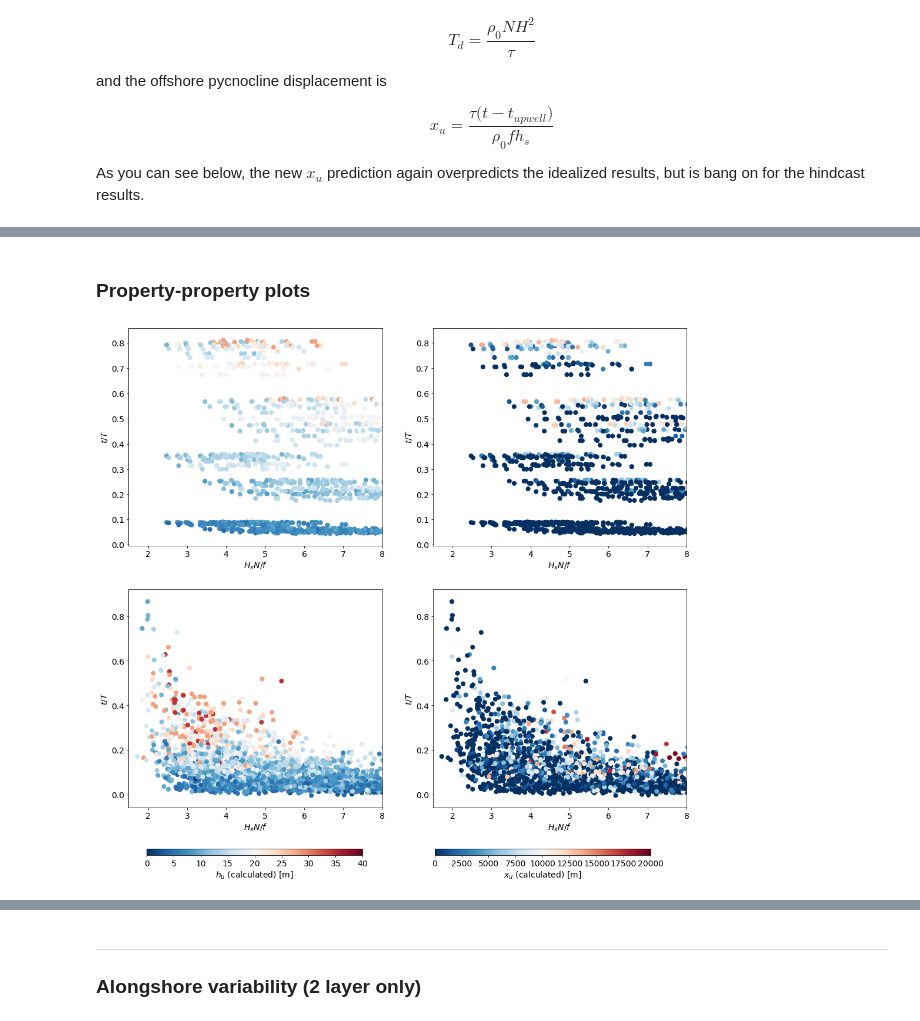
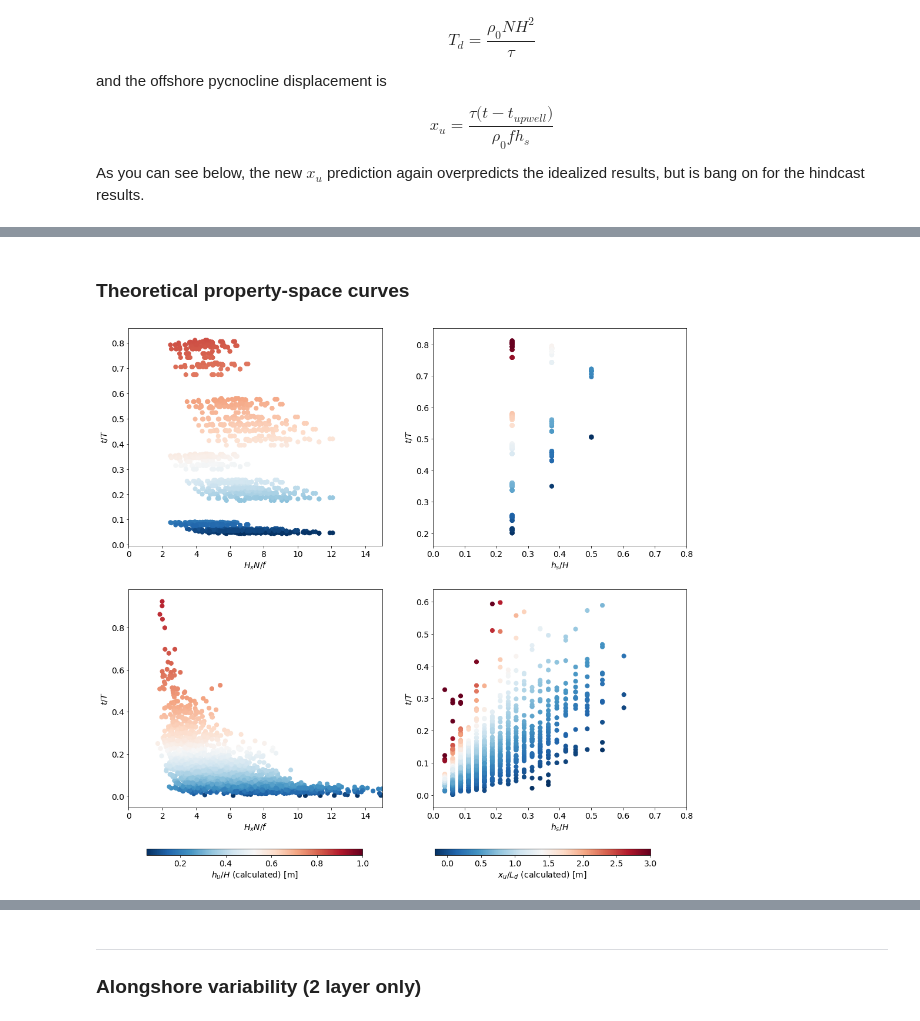
Before and after one commit to SalishSeaCast/SoG_upwelling_EOF_paper, a Jupyter notebook: notebooks/upwell_processing_sanity_check.ipynb, the cells around one changed output, grey strips where cells are left out. Drawn from its saved outputs; the diff is of its cells as text; code cells hidden in the pictures.

```diff
--- a/notebooks/upwell_processing_sanity_check.ipynb
+++ b/notebooks/upwell_processing_sanity_check.ipynb
@@ -343,7 +346,7 @@ def load_wind(dates, hour=24):
 
 
 def load_hindcast(
-    dates, hour=24,
+    dates, runs_wind, hour=24,
     path='/results2/SalishSea/hindcast.201905',
 ):
     """
@@ -394,6 +397,10 @@ def load_hindcast(
     # Convert to numpy arrays
     for key in ['h_u', 'x_u', 'h_s', 'rho_s', 'N']: runs[key] = np.array(runs[key])
 
+    # Add wind
+    for key in runs_wind:
+        runs[key] = runs_wind[key]
+
     return runs
 # %% [markdown]
 ***
@@ -404,9 +411,9 @@ Process HRDPS results
 # %%
 const['H'] = 40
 sections = calc_coastline_indices()
-#runs_wind = load_wind(events)
+runs_wind = load_wind(events)
 runs_idealized = load_idealized()
-runs_hindcast = load_hindcast(events)
+runs_hindcast = load_hindcast(events, runs_wind)
 # %%
 def calc_res(xu, rho, mu, t, hs, dx=0.001):
     """Calculate the area residual between the Ekman flux and the isopycnal displacement
@@ -418,12 +425,12 @@ def calc_res(xu, rho, mu, t, hs, dx=0.001):
     C = np.exp(-2 * mu * t)
     beta, gamma = (A + B) / (2 * C), (A * B + 1) / C
     h = np.arccos(beta - np.sqrt(beta**2 - gamma + 1)) / (2 * mu)
-    res = np.nansum(h) * dx + xu * hs / const['H'] - t
+    res = np.nansum(h) * dx - t #+ xu * hs / const['H'] - t
 
     return abs(res)
 
 
-def calc_predictions(runs, tau):
+def calc_predictions(runs):
     """
     """
 
@@ -432,8 +439,8 @@ def calc_predictions(runs, tau):
     L_d = runs['N'] * const['H'] / const['f']
 
     # Timescales
-    T_s = const['rho_0'] * const['f'] * L_s * runs['h_s'] / tau
-    T_d = const['rho_0'] * const['f'] * L_d * const['H'] / tau
+    T_s = const['rho_0'] * const['f'] * L_s * runs['h_s'] / runs['tau_along']
+    T_d = const['rho_0'] * const['f'] * L_d * const['H'] / runs['tau_along']
 
     # Slope Burger number
     S = runs['slope'] * runs['N'] / const['f']
@@ -441,9 +448,9 @@ def calc_predictions(runs, tau):
 
     # Dimensionless upwelling depth (density surface)
     exp = 1 - np.exp(-2 * mu * const['t'] / T_d)
-    h_u = const['H'] * np.arccos(1 - 2 * S**2 / (1 + S**2) * exp) / (2 * mu)
-    t_u = -T_d * np.log((np.cos(2 * mu * runs['h_s'] / const['H']) - 1) * (1 + S**2) / (2 * S**2) + 1) / (2 * mu)
-    x_u = tau * (const['t'] - t_u) / (const['rho_0'] * const['f'] * runs['h_s'])
+    h_u = np.arccos(1 - 2 * S**2 / (1 + S**2) * exp) / (2 * mu)
+    T_u = -np.log((np.cos(2 * mu * runs['h_s'] / const['H']) - 1) * (1 + S**2) / (2 * S**2) + 1) / (2 * mu)
+    x_u = const['H'] / runs['h_s'] * (const['t'] / T_d - T_u)
 
     # Package into dict
     predictions = {}
@@ -495,19 +513,24 @@ for row, runs, tau in zip(axs, [runs_idealized, runs_hindcast], [runs_idealized[
-# %% [markdown]
-### Property-property plots
+# %% [markdown]
+### Theoretical property-space curves
 # %%
 fig, axs = plt.subplots(2, 2, figsize=(17, 15))
+cmap = plt.get_cmap('RdBu_r')
 
-for n, row, runs, tau in zip(range(2), axs, [runs_idealized, runs_hindcast], [runs_idealized['tau_along'], runs_wind['tau_along']]):
+for n, row, runs in zip(range(2), axs, [runs_idealized, runs_hindcast]):
 
-    predictions = calc_predictions(runs, tau)
+    predictions = calc_predictions(runs)
 
-    for ax, key, lim, xpos in zip(row, ['h_u', 'x_u'], [40, 2e4], [0.15, 0.55]):
-        c = ax.scatter(predictions['S'], const['t']/predictions['T_d'], s=50, c=runs[key], vmin=0, vmax=lim, cmap='RdBu_r')
-        ax.set_xlim([1.5, 8])
-        ax.set_xlabel('$H_xN/f$')
+    for ax, x, key, norm, xlabel, clabel, xpos, xmax, vmax in zip(row, [predictions['S'], runs['h_s']/const['H']], ['h_u', 'x_u'], [runs['h_s'], predictions['L_d']], ['$H_xN/f$', '$h_s/H$'], ['$h_u/H$', '$x_u/L_d$'], [0.15, 0.55], [15, 0.8], [1, 3]):
+        index = (runs[key] > 0) & ~np.isnan(predictions[key])
+
+        x, y, z = x[index], (const['t']/predictions['T_d'])[index], (predictions[key])[index]
+        c = ax.scatter(x, y, s=50, c=z, cmap=cmap, vmax=vmax)
+
+        ax.set_xlim([0, xmax])
+        ax.set_xlabel(xlabel)
         ax.set_ylabel('$t/T$')
         if n==1:
             cax = fig.add_axes([xpos, 0.05, 0.3, 0.01])
-            fig.colorbar(c, cax=cax, orientation='horizontal', label=f'${key}$ (calculated) [m]')
+            fig.colorbar(c, cax=cax, orientation='horizontal', label=clabel + ' (calculated) [m]')
 # %% [output]
-[figure, old version]
+[figure, new version]
```
Also changed, not shown: parts of 12 cells of this notebook.
